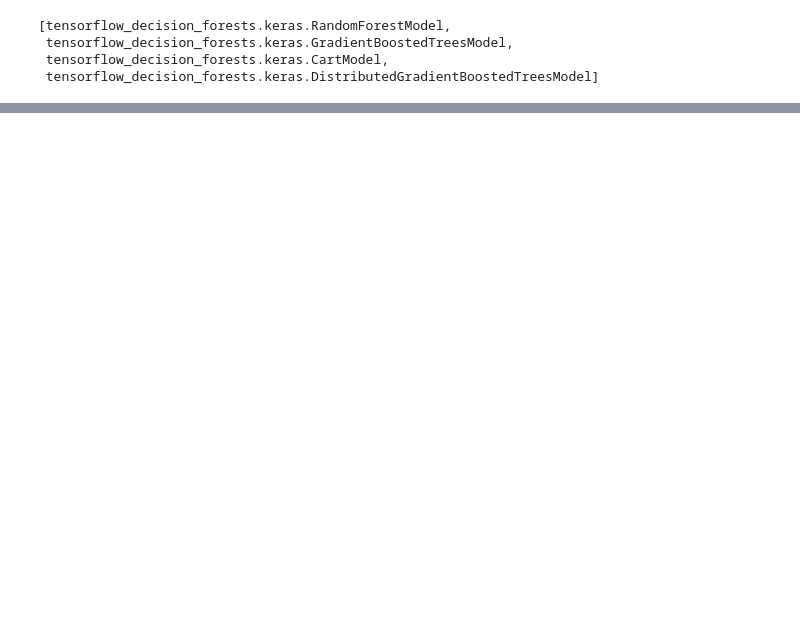
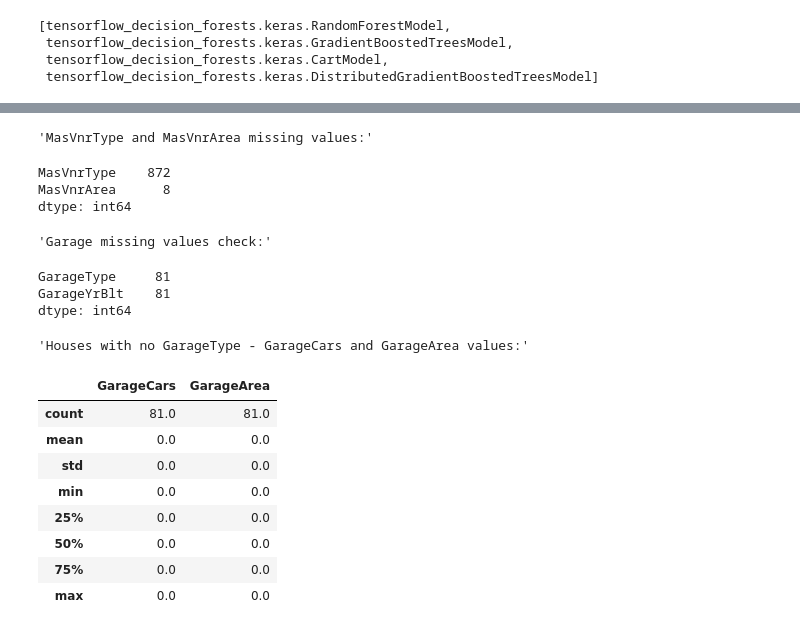
Before and after one commit to murilomaiaa/house-prices-prediction, a Jupyter notebook: estudo-dirigido.ipynb, the cells around one changed output, grey strips where cells are left out. Drawn from its saved outputs; the diff is of its cells as text; code cells hidden in the pictures; blank space fills up the shorter version.

```diff
--- a/estudo-dirigido.ipynb
+++ b/estudo-dirigido.ipynb
@@ -241,0 +501,45 @@ inspector.variable_importances()["NUM_NODES"]
+# %%
+# Now let's handle the remaining features with different strategies
+
+# Features that need special handling:
+# 1. MasVnrType: should be "None" when missing (no masonry veneer)
+# 2. MasVnrArea: should be 0 when MasVnrType is None
+# 3. LotFrontage: numerical, should use median or mean (use median to prevent outliers)
+# 4. GarageYrBlt: should match YearBuilt when there's a garage, NA when no garage
+# 5. Electrical: mode (most common value)
+
+# Check the relationship between MasVnrType and MasVnrArea
+masonry_check = train[['MasVnrType', 'MasVnrArea']].isnull()
+display("MasVnrType and MasVnrArea missing values:")
+display(masonry_check.sum())
+# %% [output]
+'MasVnrType and MasVnrArea missing values:'
+MasVnrType    872
+MasVnrArea      8
+dtype: int64
+# %%
+# Let's examine some patterns in the missing data
+# Check GarageYrBlt vs GarageType
+garage_check = train[['GarageType', 'GarageYrBlt']].isnull()
+display("Garage missing values check:")
+display(garage_check.sum())
+
+# Check if houses with no garage have 0 GarageCars and GarageArea
+no_garage_mask = train['GarageType'].isnull()
+display("Houses with no GarageType - GarageCars and GarageArea values:")
+display(train.loc[no_garage_mask, ['GarageCars', 'GarageArea']].describe())
+# %% [output]
+'Garage missing values check:'
+GarageType     81
+GarageYrBlt    81
+dtype: int64
+'Houses with no GarageType - GarageCars and GarageArea values:'
+|  | GarageCars | GarageArea |
+| count | 81.0 | 81.0 |
+| mean | 0.0 | 0.0 |
+| std | 0.0 | 0.0 |
+| min | 0.0 | 0.0 |
+| 25% | 0.0 | 0.0 |
+| 50% | 0.0 | 0.0 |
+| 75% | 0.0 | 0.0 |
+| max | 0.0 | 0.0 |
```
Also changed, not shown: parts of 34 cells of this notebook, 3 other files.
